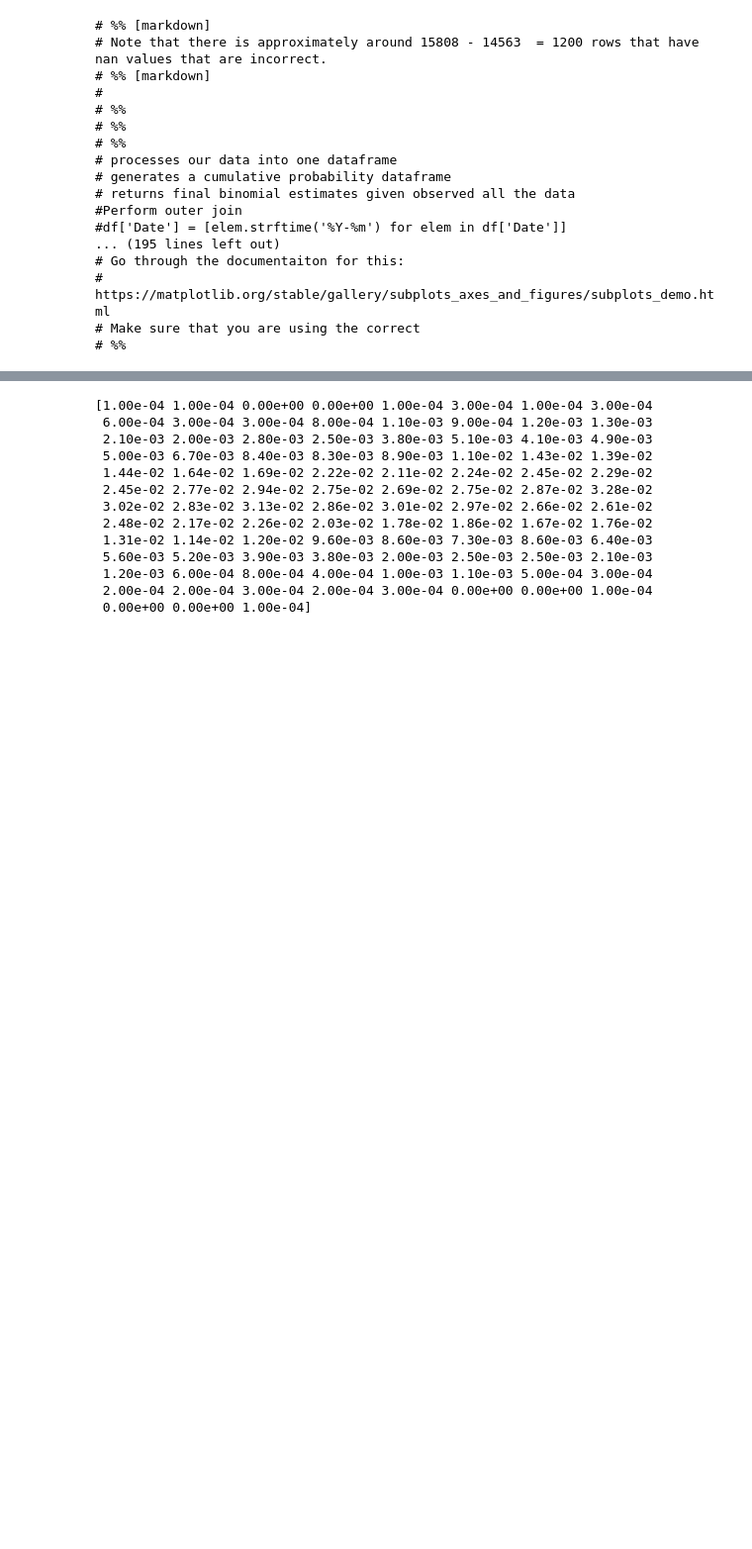
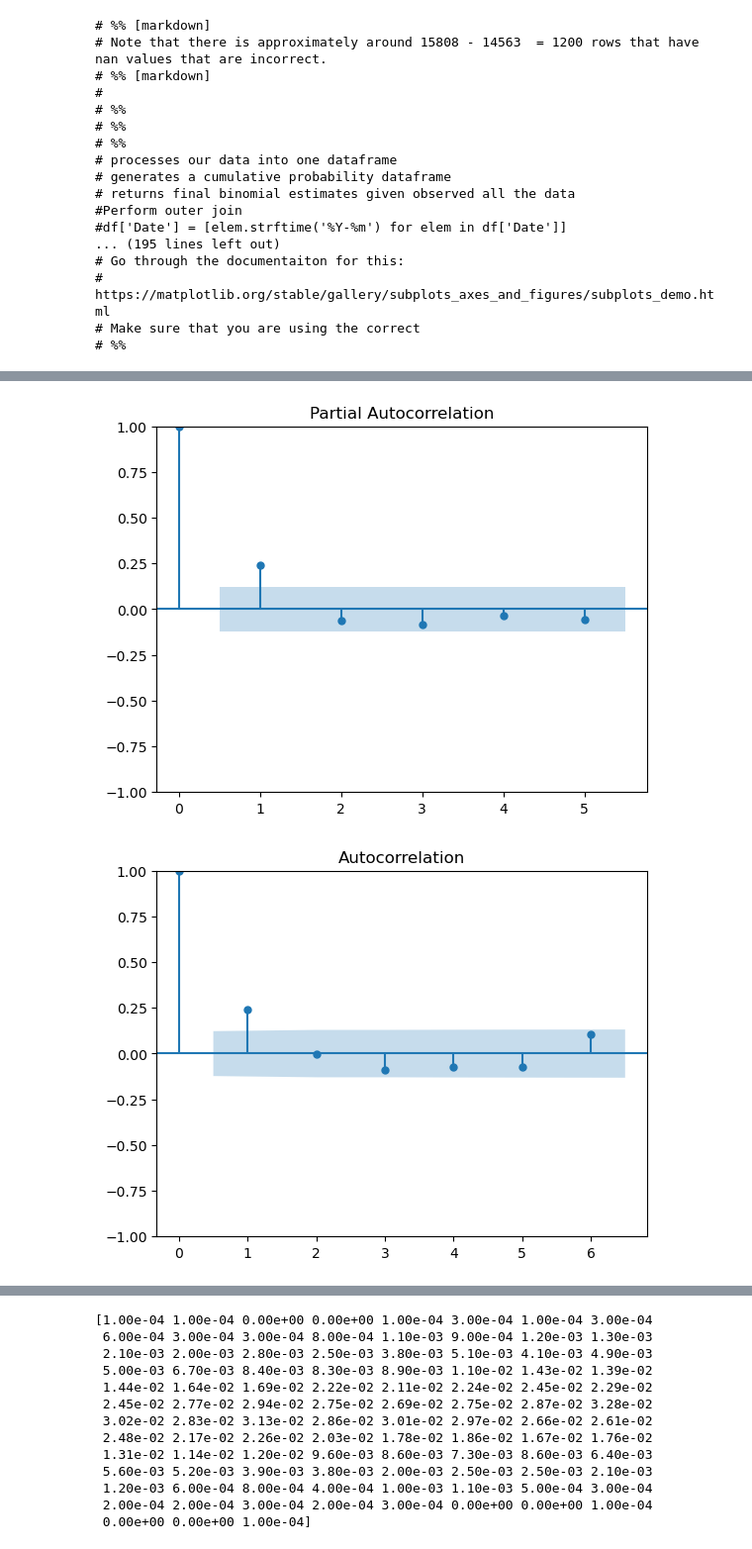
Before and after one commit to KvKid/Exploration-of-Sequential-Monte-Carlo-to-Time-Series-Data, a Jupyter notebook: main.ipynb, the cells around one changed output, grey strips where cells are left out. Shown at 99% size. Drawn from its saved outputs; the diff is of its cells as text; code cells hidden in the pictures; blank space fills up the shorter version.

```diff
--- a/main.ipynb
+++ b/main.ipynb
@@ -459,0 +719,7 @@ class MonteCarlo:
+# %%
+tdata = analysis3.df['a23'].values.tolist()
+plot_acf(tdata,lags=6)
+plot_pacf(tdata,lags = 5)
+# %% [output]
+[figure, added]
+[figure, added]
```
Also changed, not shown: parts of 16 cells of this notebook.
